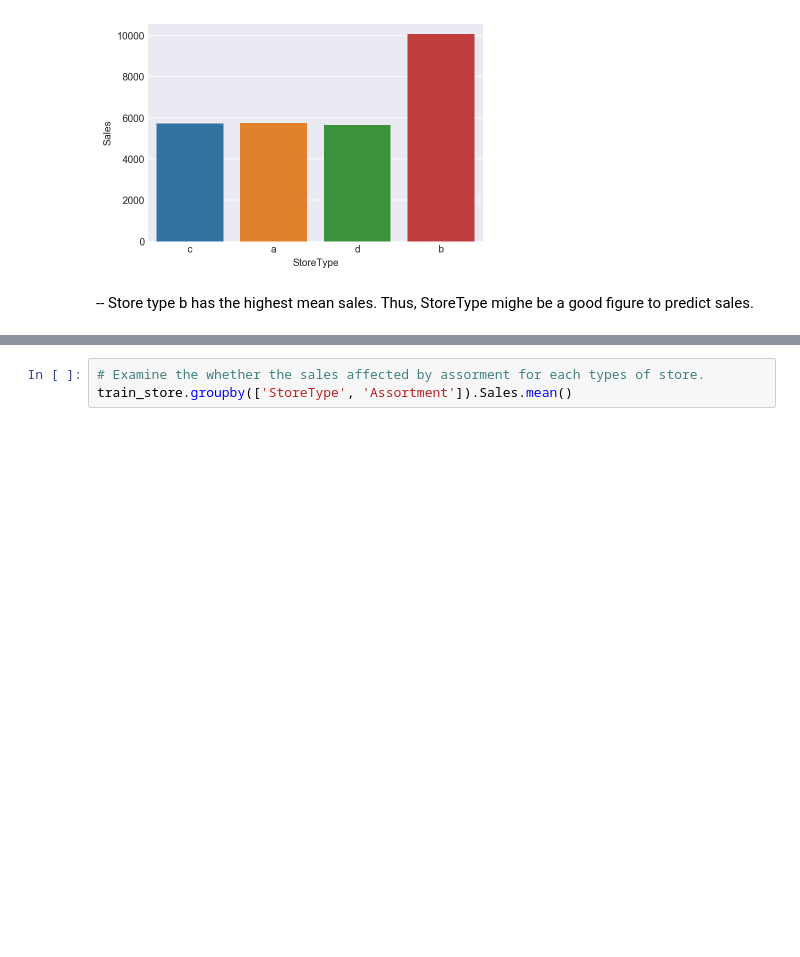
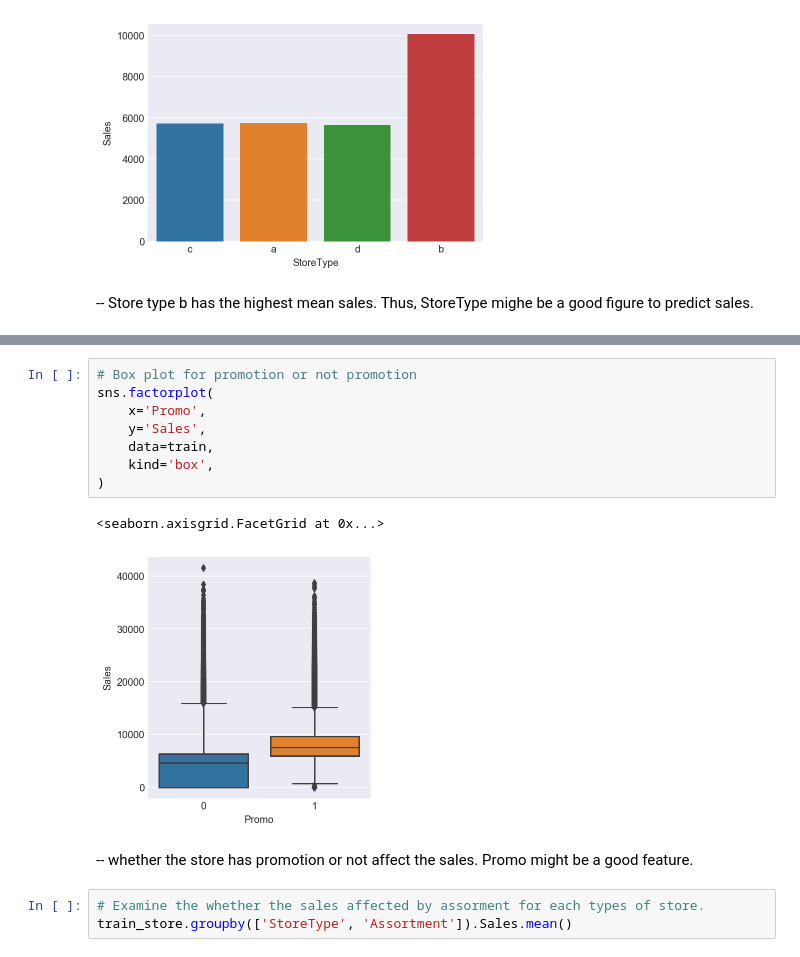
Before and after one commit to sososummer88/Rossmann-Store-Sale---Kaggle-Competition, a Jupyter notebook: Capstone Project - Fang Hong.ipynb, the cells around one changed output, grey strips where cells are left out. Saved outputs shown, nothing was run; the diff lists cells and outputs as text; blank space fills up the shorter version.

```diff
--- a/Capstone Project - Fang Hong.ipynb
+++ b/Capstone Project - Fang Hong.ipynb
@@ -143,3 +183,16 @@ sns.barplot(data=train_store, x='StoreType', y='Sales', ci=None)
+# %%
+# Box plot for promotion or not promotion
+sns.factorplot(
+    x='Promo',
+    y='Sales',
+    data=train,
+    kind='box',
+)
+# %% [output]
+<seaborn.axisgrid.FacetGrid at 0x...>
+[figure, added]
+# %% [markdown]
+-- whether the store has promotion or not affect the sales. Promo might be a good feature.
 # %%
 # Examine the whether the sales affected by assorment for each types of store.
 train_store.groupby(['StoreType', 'Assortment']).Sales.mean()
```
Also changed, not shown: parts of 35 cells of this notebook.
